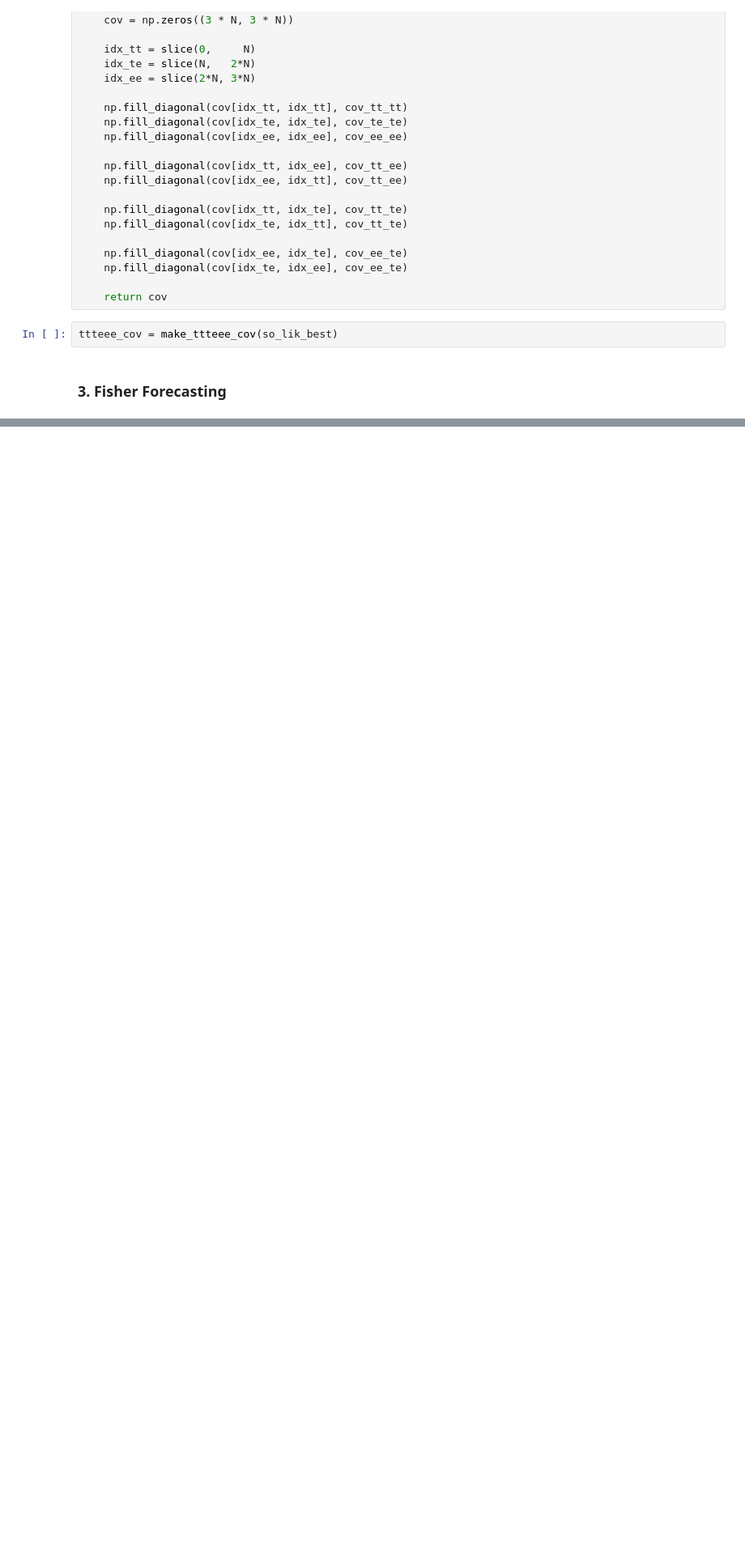
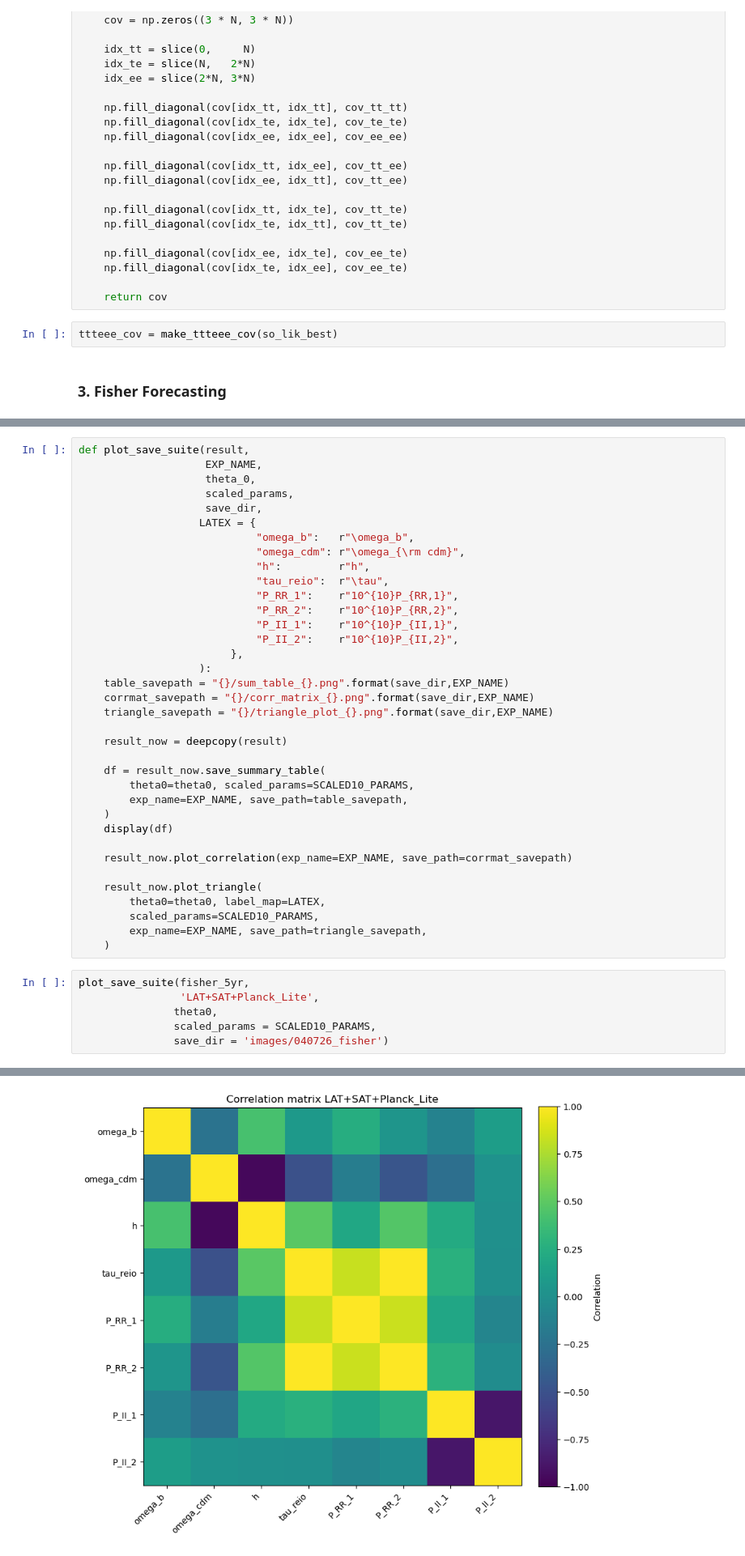
Before and after one commit to teodorgrosu/cosmocast, a Jupyter notebook: teo_nbs/032826_mockdata_final.ipynb, the cells around one changed output, grey strips where cells are left out. Shown at 81% size. Cells and saved outputs as stored; diff of their text form; blank space fills up the shorter version.

```diff
--- a/teo_nbs/032826_mockdata_final.ipynb
+++ b/teo_nbs/032826_mockdata_final.ipynb
@@ -1111,0 +1258,43 @@ array([[5.02932169e-02, 0.00000000e+00, 0.00000000e+00, ...,
+# %%
+def plot_save_suite(result,
+                    EXP_NAME,
+                    theta_0,
+                    scaled_params,
+                    save_dir,
+                   LATEX = {
+                            "omega_b":   r"\omega_b",
+                            "omega_cdm": r"\omega_{\rm cdm}",
+                            "h":         r"h",
+                            "tau_reio":  r"\tau",
+                            "P_RR_1":    r"10^{10}P_{RR,1}",
+                            "P_RR_2":    r"10^{10}P_{RR,2}",
+                            "P_II_1":    r"10^{10}P_{II,1}",
+                            "P_II_2":    r"10^{10}P_{II,2}",
+                        },
+                   ):
+    table_savepath = "{}/sum_table_{}.png".format(save_dir,EXP_NAME)
+    corrmat_savepath = "{}/corr_matrix_{}.png".format(save_dir,EXP_NAME)
+    triangle_savepath = "{}/triangle_plot_{}.png".format(save_dir,EXP_NAME)
+
+    result_now = deepcopy(result)
+
+    df = result_now.save_summary_table(
+        theta0=theta0, scaled_params=SCALED10_PARAMS,
+        exp_name=EXP_NAME, save_path=table_savepath,
+    )
+    display(df)
+
+    result_now.plot_correlation(exp_name=EXP_NAME, save_path=corrmat_savepath)
+
+    result_now.plot_triangle(
+        theta0=theta0, label_map=LATEX,
+        scaled_params=SCALED10_PARAMS,
+        exp_name=EXP_NAME, save_path=triangle_savepath,
+    )
+# %%
+plot_save_suite(fisher_5yr,
+                'LAT+SAT+Planck_Lite',
+               theta0,
+               scaled_params = SCALED10_PARAMS,
+               save_dir = 'images/040726_fisher')
+# %% [output]
@@ -1111,0 +1310 @@ array([[5.02932169e-02, 0.00000000e+00, 0.00000000e+00, ...,
+[figure, added]
```
Also changed, not shown: parts of 32 cells of this notebook.
